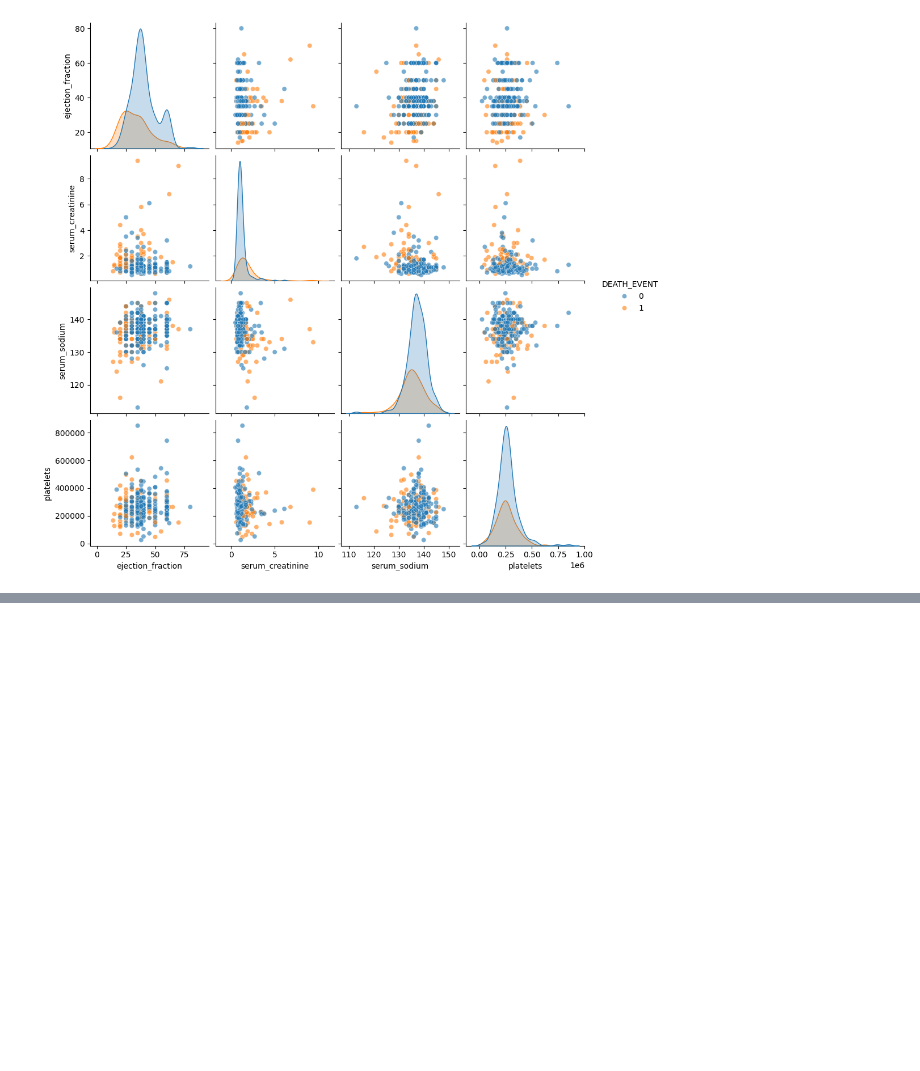
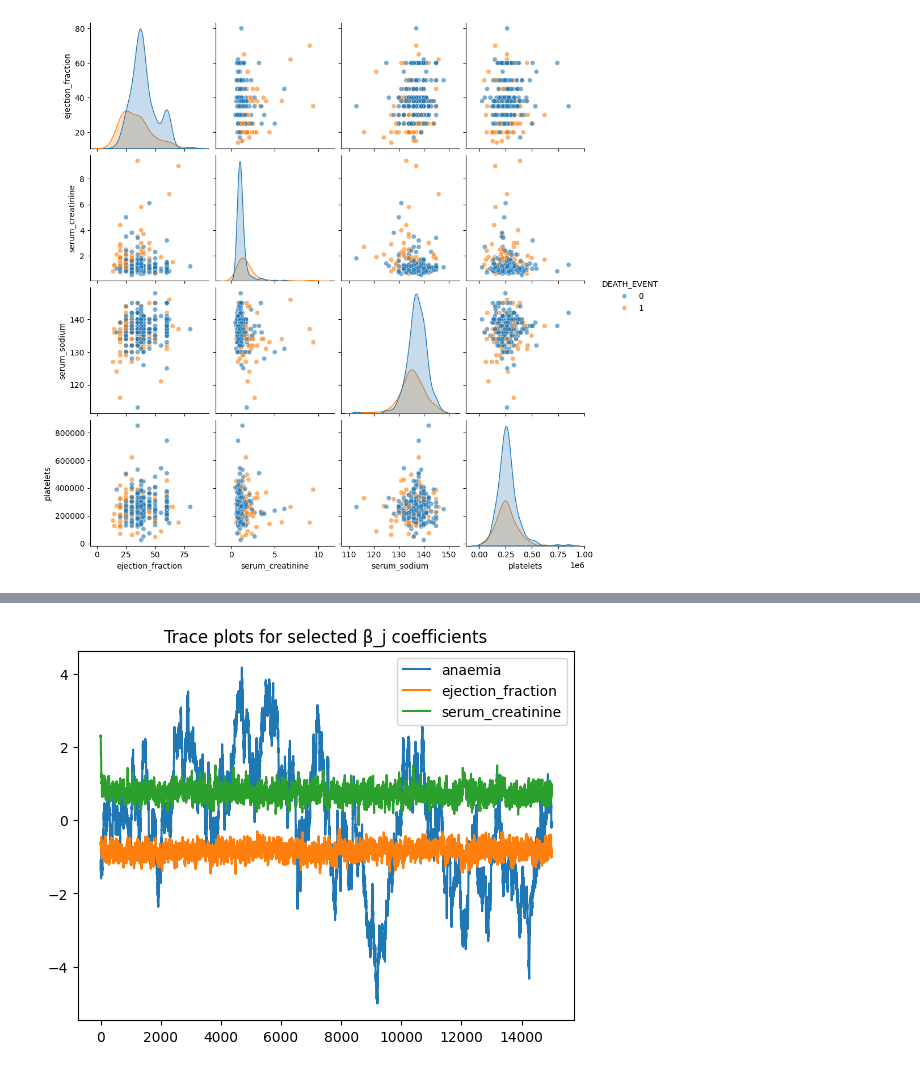
Before and after one commit to jingaling00/bayesian-stats-final-project-fa25, a Jupyter notebook: bayesian-final-proj-fa25.ipynb, the cells around one changed output, grey strips where cells are left out. Saved outputs shown, nothing was run; the diff lists cells and outputs as text; code cells hidden in the pictures; blank space fills up the shorter version.

```diff
--- a/bayesian-final-proj-fa25.ipynb
+++ b/bayesian-final-proj-fa25.ipynb
@@ -116,0 +359,8 @@ plt.show()
+# %%
+for j in [0, 3, 6]:   # example indices
+    plt.plot(beta_samples[:, j], label=predictor_cols[j])
+plt.legend()
+plt.title("Trace plots for selected β_j coefficients")
+plt.show()
+# %% [output]
+[figure, added]
```
Also changed, not shown: parts of 4 cells of this notebook.
